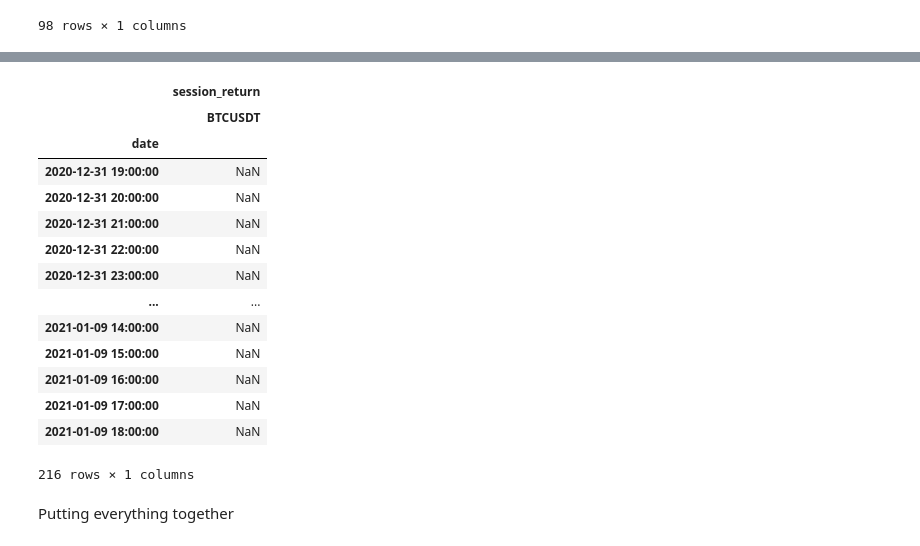
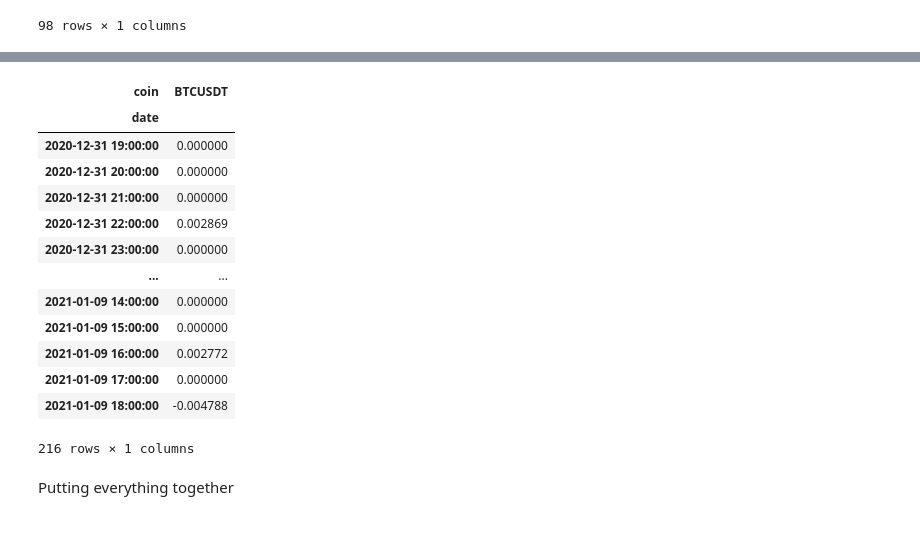
Before and after one commit to YassinKhanji/Portfolio_1, a Jupyter notebook: Technical_Portfolio/Data_Management/calculations.ipynb, the cells around one changed output, grey strips where cells are left out. Cells and saved outputs as stored; diff of their text form; code cells hidden in the pictures.

Commit message:
Calculations
Created a new data feature that calculates the overall return of a session

```diff
--- a/Technical_Portfolio/Data_Management/calculations.ipynb
+++ b/Technical_Portfolio/Data_Management/calculations.ipynb
@@ -145,21 +145,21 @@ df
 216 rows × 28 columns
 # %%
-df[('overall_session_return', 'BTCUSDT')] = df['strategy', 'BTCUSDT'].groupby(df['session', 'BTCUSDT']).transform(lambda x: (x + 1).cumprod() - 1)
+df[('overall_session_return', 'BTCUSDT')] = df['strategy', 'BTCUSDT'].groupby(df['session', 'BTCUSDT']).transform(lambda x: (x + 1).prod() - 1)
+df['overall_session_return']
 # %% [output]
-|  | session_return |
-|  | BTCUSDT |
+| coin | BTCUSDT |
 | date |  |
-| 2020-12-31 19:00:00 | NaN |
-| 2020-12-31 20:00:00 | NaN |
-| 2020-12-31 21:00:00 | NaN |
-| 2020-12-31 22:00:00 | NaN |
-| 2020-12-31 23:00:00 | NaN |
+| 2020-12-31 19:00:00 | 0.000000 |
+| 2020-12-31 20:00:00 | 0.000000 |
+| 2020-12-31 21:00:00 | 0.000000 |
+| 2020-12-31 22:00:00 | 0.002869 |
+| 2020-12-31 23:00:00 | 0.000000 |
 | ... | ... |
-| 2021-01-09 14:00:00 | NaN |
-| 2021-01-09 15:00:00 | NaN |
-| 2021-01-09 16:00:00 | NaN |
-| 2021-01-09 17:00:00 | NaN |
-| 2021-01-09 18:00:00 | NaN |
+| 2021-01-09 14:00:00 | 0.000000 |
+| 2021-01-09 15:00:00 | 0.000000 |
+| 2021-01-09 16:00:00 | 0.002772 |
+| 2021-01-09 17:00:00 | 0.000000 |
+| 2021-01-09 18:00:00 | -0.004788 |
 216 rows × 1 columns
 # %% [markdown]
 Putting everything together
```
Also changed, not shown: parts of 7 cells of this notebook, 3 other files.
